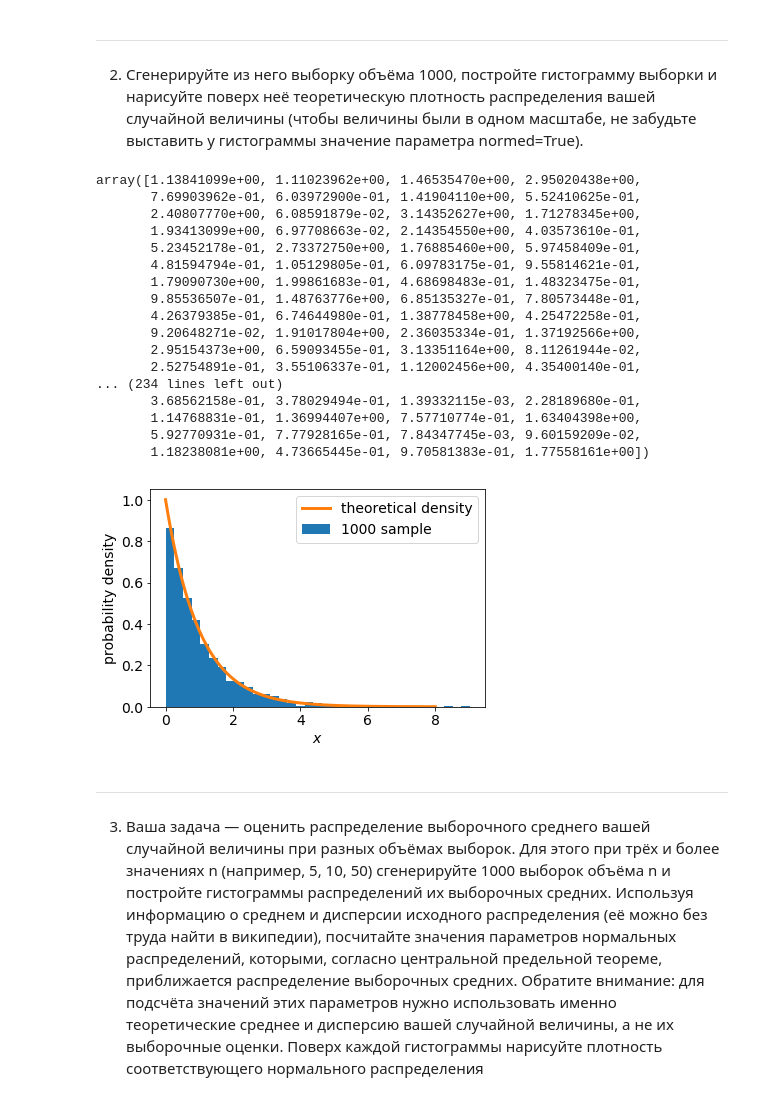
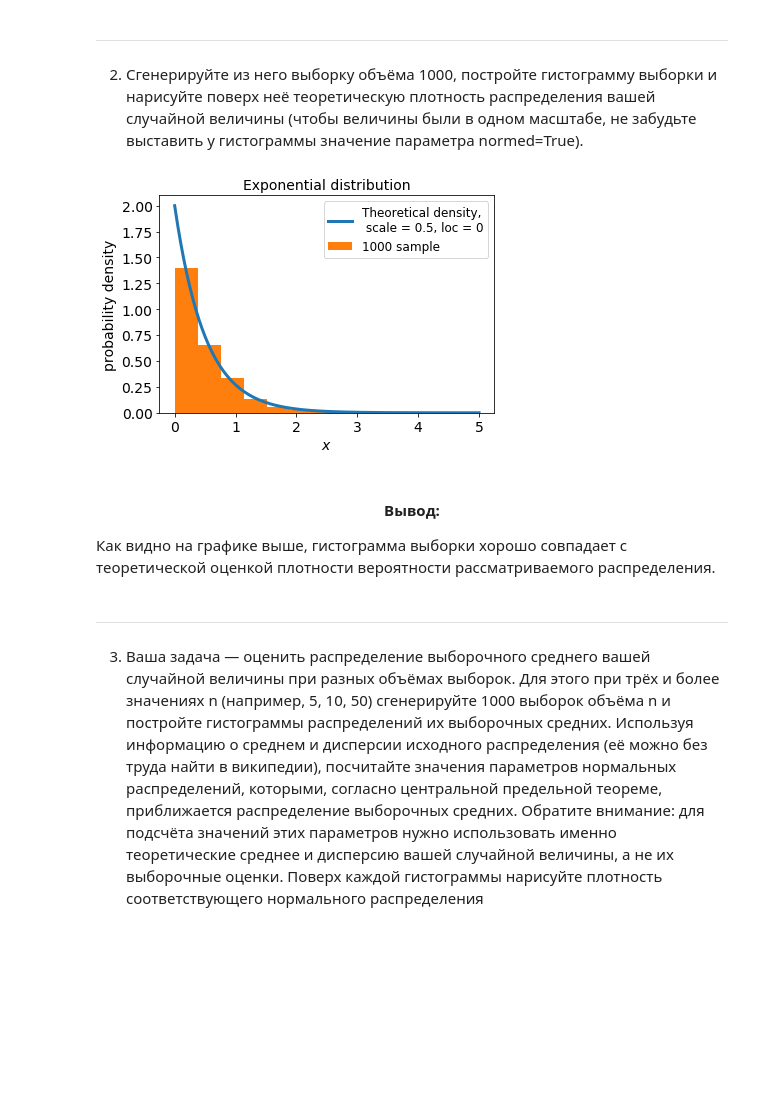
Before and after one commit to Kum4yk/Yandex_math_and_ML, a Jupyter notebook: 1_math_and_py/week 4/Programming task/Yakimchuk.central_limit_theorem.ipynb, the cells around one changed output. Saved outputs shown, nothing was run; the diff lists cells and outputs as text; code cells hidden in the pictures; blank space fills up the shorter version.

```diff
--- a/1_math_and_py/week 4/Programming task/Yakimchuk.central_limit_theorem.ipynb
+++ b/1_math_and_py/week 4/Programming task/Yakimchuk.central_limit_theorem.ipynb
@@ -39,0 +32,5 @@ scale = 1/lam  # реализация параметра в модуле scipy
+# %%
+lam = 2  # параметр передаваемый в теор функцию, если хочется его можно изменить для наглядности
+scale = 1/lam  # реализация параметра в модуле scipy
+mu = lam**(-1)  # истиное мат.ожидание
+disp = lam**(-2)  # истиная дисперсия
@@ -41,39 +41,33 @@ scale = 1/lam  # реализация параметра в модуле scipy
 ___
 2. Сгенерируйте из него выборку объёма 1000, постройте гистограмму выборки и нарисуйте поверх неё теоретическую плотность распределения вашей случайной величины (чтобы величины были в одном масштабе, не забудьте выставить у гистограммы значение параметра normed=True).
 # %%
-sample = expon.rvs(size=1000, scale=scale)
+# расование графика, в основном для отладки
+def make_beatu(sample, x, *, approx, scale=1, loc=0):
+    label = f"Theoretical density,\n scale = {round(scale, 2)}, loc = {round(loc, 2)}"
 
-x = np.linspace(0, 8, 300)
+    plt.plot(x, approx.pdf(x, scale=scale, loc=loc), label=label, linewidth=3)  # теоритическая плотность
+    plt.hist(sample, density=True, label="1000 sample")  # гистограмма
 
-plt.hist(sample, bins=35, density=True, label="1000 sample")  # гистограмма
-plt.plot(x, expon.pdf(x, scale=scale), label="theoretical density", linewidth=3)  # теоритическая плотность
+    plt.ylabel('probability density', fontsize=14)
+    plt.xlabel('$x$', fontsize=14)
 
-plt.ylabel('probability density', fontsize=14)
-plt.xlabel('$x$', fontsize=14)
+    plt.yticks(fontsize=14)
+    plt.xticks(fontsize=14)
 
-plt.yticks(fontsize=14)
-plt.xticks(fontsize=14)
-
-plt.legend(fontsize=14);
+    plt.legend(fontsize=12);
-# %% [output]
-array([1.13841099e+00, 1.11023962e+00, 1.46535470e+00, 2.95020438e+00,
-       7.69903962e-01, 6.03972900e-01, 1.41904110e+00, 5.52410625e-01,
-       2.40807770e+00, 6.08591879e-02, 3.14352627e+00, 1.71278345e+00,
-       1.93413099e+00, 6.97708663e-02, 2.14354550e+00, 4.03573610e-01,
-       5.23452178e-01, 2.73372750e+00, 1.76885460e+00, 5.97458409e-01,
-       4.81594794e-01, 1.05129805e-01, 6.09783175e-01, 9.55814621e-01,
-       1.79090730e+00, 1.99861683e-01, 4.68698483e-01, 1.48323475e-01,
-       9.85536507e-01, 1.48763776e+00, 6.85135327e-01, 7.80573448e-01,
-       4.26379385e-01, 6.74644980e-01, 1.38778458e+00, 4.25472258e-01,
-       9.20648271e-02, 1.91017804e+00, 2.36035334e-01, 1.37192566e+00,
-       2.95154373e+00, 6.59093455e-01, 3.13351164e+00, 8.11261944e-02,
-       2.52754891e-01, 3.55106337e-01, 1.12002456e+00, 4.35400140e-01,
-... (234 lines left out)
-       3.68562158e-01, 3.78029494e-01, 1.39332115e-03, 2.28189680e-01,
-       1.14768831e-01, 1.36994407e+00, 7.57710774e-01, 1.63404398e+00,
-       5.92770931e-01, 7.77928165e-01, 7.84347745e-03, 9.60159209e-02,
-       1.18238081e+00, 4.73665445e-01, 9.70581383e-01, 1.77558161e+00])
-[figure, removed]
+# %%
+# loc для экпоненты задаёт смещение, его мы не задаём, поэтому он 0
+sample = expon.rvs(size=1000, scale=scale, loc=0)
+
+x = np.linspace(0, 5, 300)
+
+make_beatu(sample, x, approx=expon, scale=scale)
+plt.title("Exponential distribution", fontsize=14);
+# %% [output]
+[figure, added]
+# %% [markdown]
+#### <center> Вывод:
+Как видно на графике выше, гистограмма выборки хорошо совпадает с теоретической оценкой плотности вероятности рассматриваемого распределения.
 # %% [markdown]
 ___
 3. Ваша задача — оценить распределение выборочного среднего вашей случайной величины при разных объёмах выборок. Для этого при трёх и более значениях n (например, 5, 10, 50) сгенерируйте 1000 выборок объёма n и постройте гистограммы распределений их выборочных средних. Используя информацию о среднем и дисперсии исходного распределения (её можно без труда найти в википедии), посчитайте значения параметров нормальных распределений, которыми, согласно центральной предельной теореме, приближается распределение выборочных средних. Обратите внимание: для подсчёта значений этих параметров нужно использовать именно теоретические среднее и дисперсию вашей случайной величины, а не их выборочные оценки. Поверх каждой гистограммы нарисуйте плотность соответствующего нормального распределения
```
Also changed, not shown: parts of 9 cells of this notebook, 2 other files.
